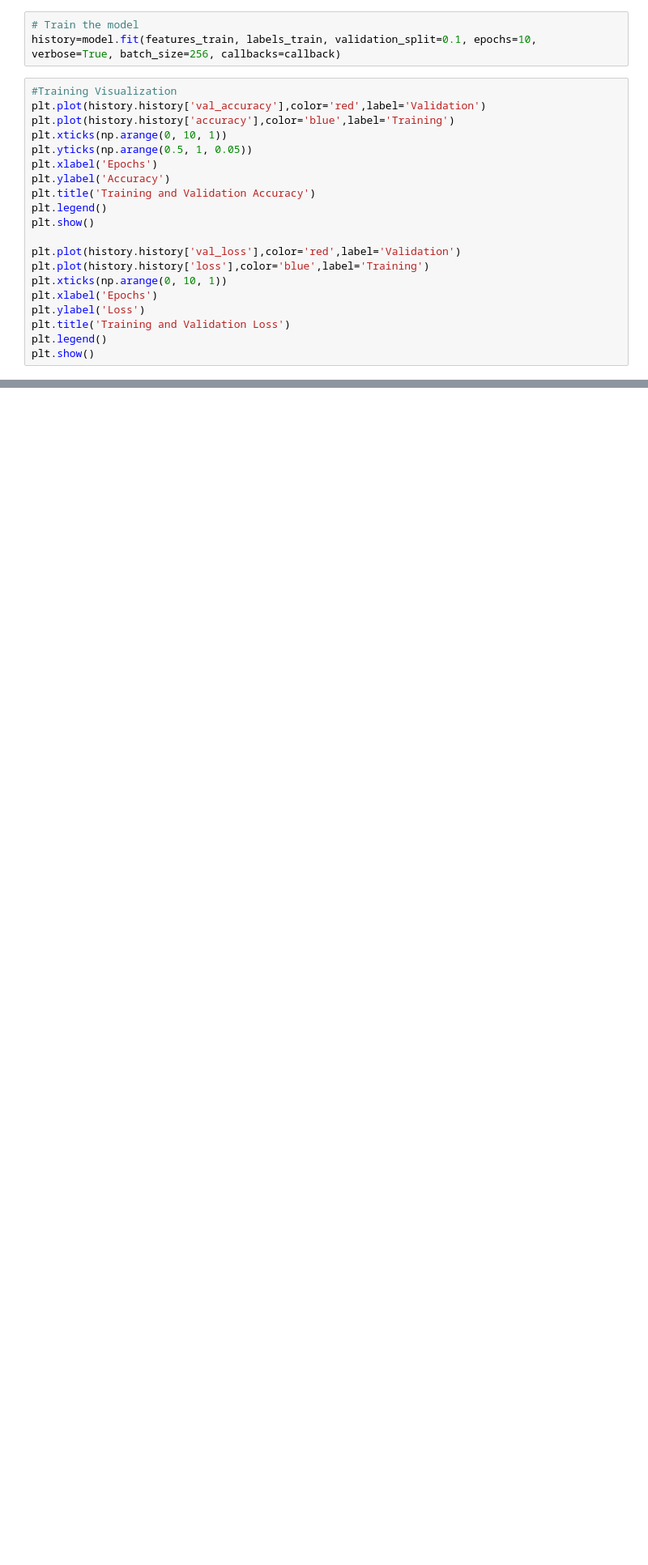
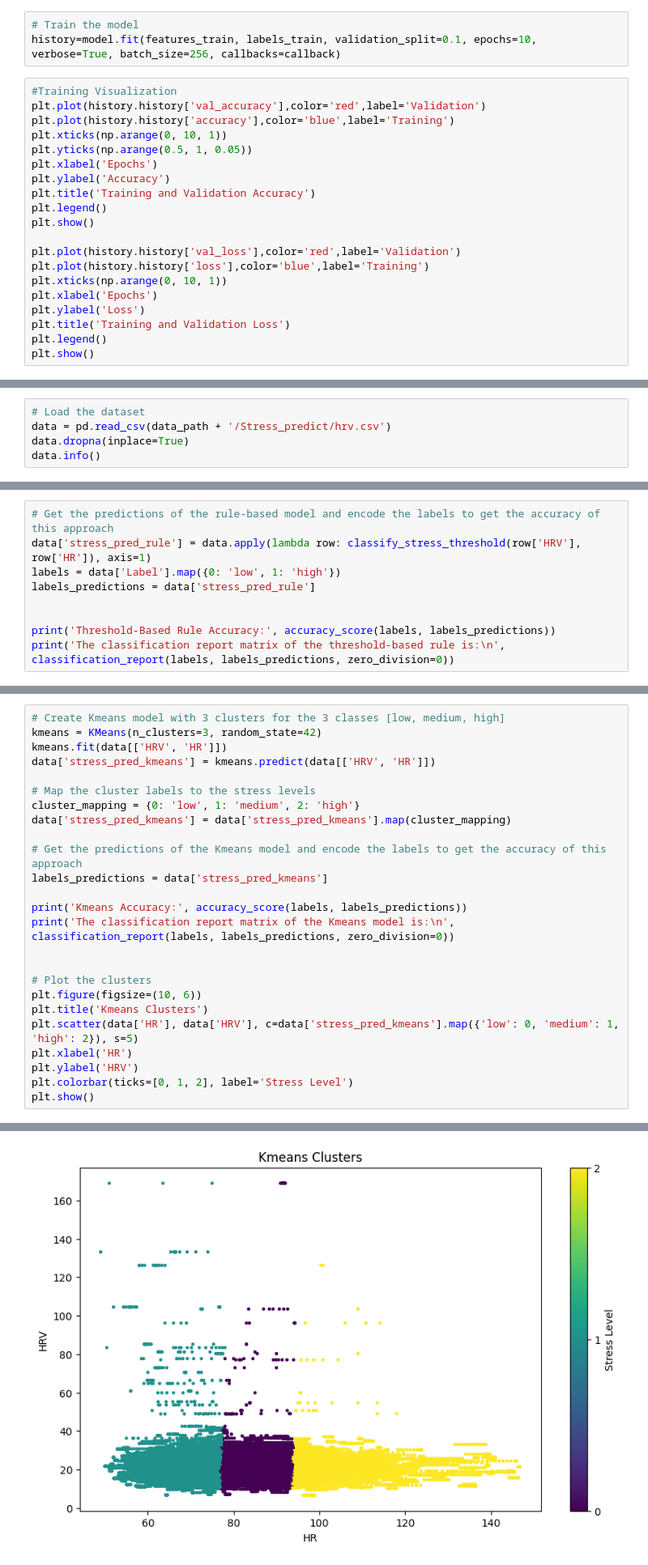
Before and after one commit to StamatisOrfanos/Stress_Detection, a Jupyter notebook: stress_detection.ipynb, the cells around one changed output, grey strips where cells are left out. Shown at 81% size. Cells and saved outputs as stored; diff of their text form; blank space fills up the shorter version.

Commit message:
Finish 3/4 approaches for dataset Stress predict

```diff
--- a/stress_detection.ipynb
+++ b/stress_detection.ipynb
@@ -319,0 +324,5 @@ plt.show()
+# %%
+# Load the dataset
+data = pd.read_csv(data_path + '/Stress_predict/hrv.csv')
+data.dropna(inplace=True)
+data.info()
@@ -319,0 +343,9 @@ plt.show()
+# %%
+# Get the predictions of the rule-based model and encode the labels to get the accuracy of this approach
+data['stress_pred_rule'] = data.apply(lambda row: classify_stress_threshold(row['HRV'], row['HR']), axis=1)
+labels = data['Label'].map({0: 'low', 1: 'high'})
+labels_predictions = data['stress_pred_rule']
+
+
+print('Threshold-Based Rule Accuracy:', accuracy_score(labels, labels_predictions))
+print('The classification report matrix of the threshold-based rule is:\n', classification_report(labels, labels_predictions, zero_division=0))
@@ -319,0 +366,26 @@ plt.show()
+# %%
+# Create Kmeans model with 3 clusters for the 3 classes [low, medium, high]
+kmeans = KMeans(n_clusters=3, random_state=42)
+kmeans.fit(data[['HRV', 'HR']])
+data['stress_pred_kmeans'] = kmeans.predict(data[['HRV', 'HR']])
+
+# Map the cluster labels to the stress levels
+cluster_mapping = {0: 'low', 1: 'medium', 2: 'high'}
+data['stress_pred_kmeans'] = data['stress_pred_kmeans'].map(cluster_mapping)
+
+# Get the predictions of the Kmeans model and encode the labels to get the accuracy of this approach
+labels_predictions = data['stress_pred_kmeans']
+
+print('Kmeans Accuracy:', accuracy_score(labels, labels_predictions))
+print('The classification report matrix of the Kmeans model is:\n', classification_report(labels, labels_predictions, zero_division=0))
+
+
+# Plot the clusters
+plt.figure(figsize=(10, 6))
+plt.title('Kmeans Clusters')
+plt.scatter(data['HR'], data['HRV'], c=data['stress_pred_kmeans'].map({'low': 0, 'medium': 1, 'high': 2}), s=5)
+plt.xlabel('HR')
+plt.ylabel('HRV')
+plt.colorbar(ticks=[0, 1, 2], label='Stress Level')
+plt.show()
+# %% [output]
@@ -319,0 +403 @@ plt.show()
+[figure, added]
```
Also changed, not shown: parts of 10 cells of this notebook, 1 other file.
